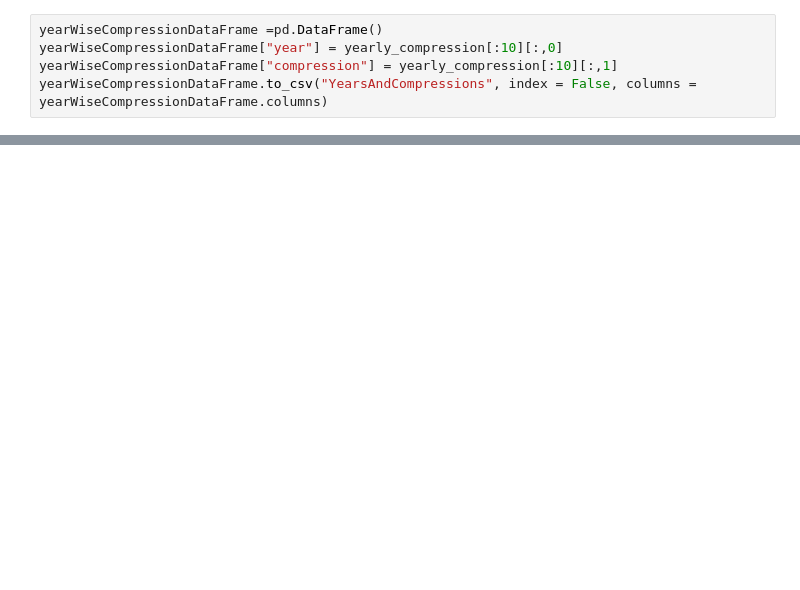
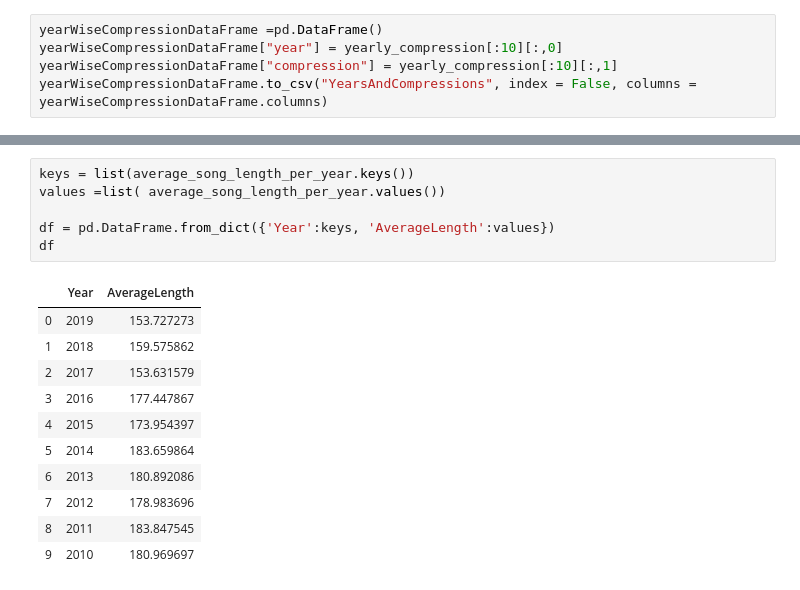
Before and after one commit to ashishgupta1350/repetitionInSongs, a Jupyter notebook: Preprocessing and Main Code.ipynb, the cells around one changed output, grey strips where cells are left out. Saved outputs shown, nothing was run; the diff lists cells and outputs as text; blank space fills up the shorter version.

```diff
--- a/Preprocessing and Main Code.ipynb
+++ b/Preprocessing and Main Code.ipynb
@@ -560,0 +606,18 @@ pd.read_csv("YearsAndCompressions")
+# %%
+keys = list(average_song_length_per_year.keys())
+values =list( average_song_length_per_year.values())
+
+df = pd.DataFrame.from_dict({'Year':keys, 'AverageLength':values})
+df
+# %% [output]
+|  | Year | AverageLength |
+| 0 | 2019 | 153.727273 |
+| 1 | 2018 | 159.575862 |
+| 2 | 2017 | 153.631579 |
+| 3 | 2016 | 177.447867 |
+| 4 | 2015 | 173.954397 |
+| 5 | 2014 | 183.659864 |
+| 6 | 2013 | 180.892086 |
+| 7 | 2012 | 178.983696 |
+| 8 | 2011 | 183.847545 |
+| 9 | 2010 | 180.969697 |
```
Also changed, not shown: parts of 27 cells of this notebook, 2 other files.
